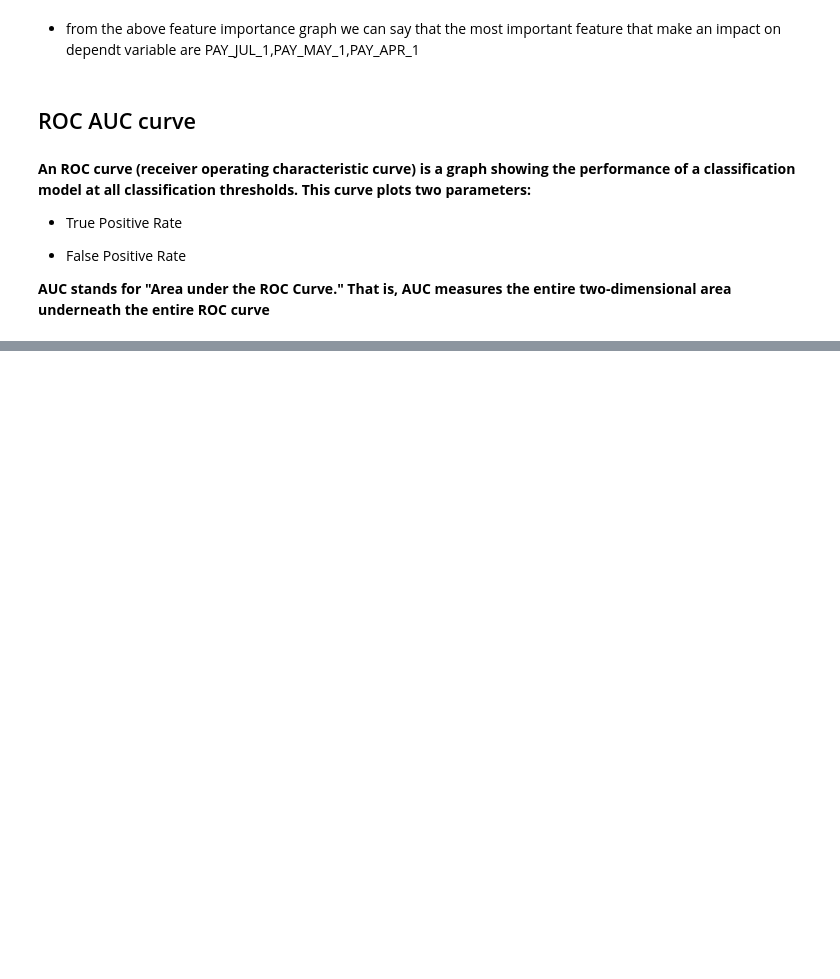
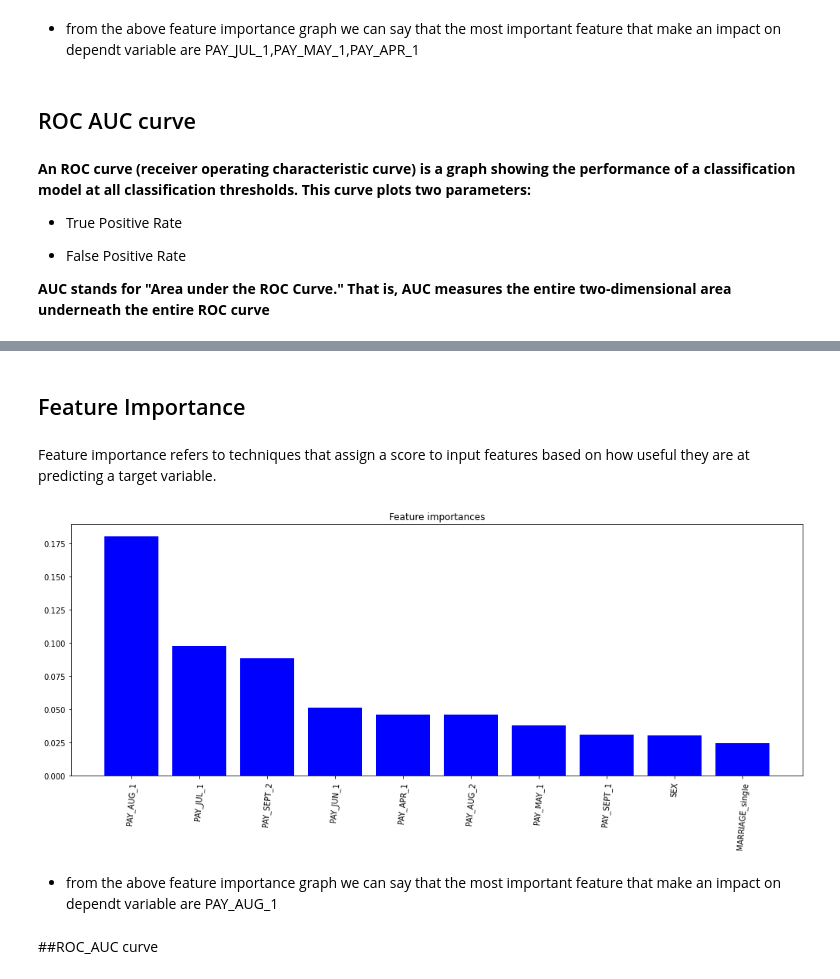
Before and after one commit to avinashyadav11/Credit-Card-Default-Prediction, a Jupyter notebook: Credit_Card_Default_Prediction_Capstone_Project.ipynb, the cells around one changed output, grey strips where cells are left out. Cells and saved outputs as stored; diff of their text form; code cells hidden in the pictures; blank space fills up the shorter version.

```diff
--- a/Credit_Card_Default_Prediction_Capstone_Project.ipynb
+++ b/Credit_Card_Default_Prediction_Capstone_Project.ipynb
@@ -1130,0 +1428,17 @@ plt.show()
+# %%
+#define the X and y value
+X = credit_df_copy.drop(['default_payment_next_month','total_Payement_Value','Dues'],axis=1)
+y = credit_df_copy['default_payment_next_month']
+# %%
+#split the data set
+X_train, X_test, y_train, y_test = train_test_split(X, y, test_size=0.33, random_state=42, stratify = y)
+# %%
+param_test1 = {
+ 'max_depth':range(3,10,2),
+ 'min_child_weight':range(1,6,2)
+}
+gsearch1 = GridSearchCV(estimator = XGBClassifier( learning_rate =0.1, n_estimators=140, max_depth=5,
+ min_child_weight=1, gamma=0, subsample=0.8, colsample_bytree=0.8,
+ objective= 'binary:logistic', nthread=4, scale_pos_weight=1, seed=27),
+ param_grid = param_test1, scoring='accuracy',n_jobs=-1, cv=3, verbose = 2)
+gsearch1.fit(X_train, y_train)
@@ -1130,0 +1459,2 @@ plt.show()
+# %%
+optimal_xgb = gsearch1.best_estimator_
@@ -1130,0 +1517,25 @@ plt.show()
+# %% [markdown]
+## Feature Importance
+# %% [markdown]
+
+Feature importance refers to techniques that assign a score to input features based on how useful they are at predicting a target variable.
+# %%
+# Feature Importance
+feature_importances_xgb = pd.DataFrame(optimal_xgb.feature_importances_,
+                                   index = columns,
+                                    columns=['importance_xgb']).sort_values('importance_xgb',
+                                                                        ascending=False)[:10]
+
+plt.subplots(figsize=(17,6))
+plt.title("Feature importances")
+plt.bar(feature_importances_xgb.index, feature_importances_xgb['importance_xgb'],
+        color="b",  align="center")
+plt.xticks(feature_importances_xgb.index, rotation = 85)
+#plt.xlim([-1, X.shape[1]])
+plt.show()
+# %% [output]
+[figure, added]
+# %% [markdown]
+* from the above feature importance graph we can say that the most important feature that make an impact on dependt variable are PAY_AUG_1
+# %% [markdown]
+##ROC_AUC curve
```
Also changed, not shown: parts of 100 cells of this notebook.
